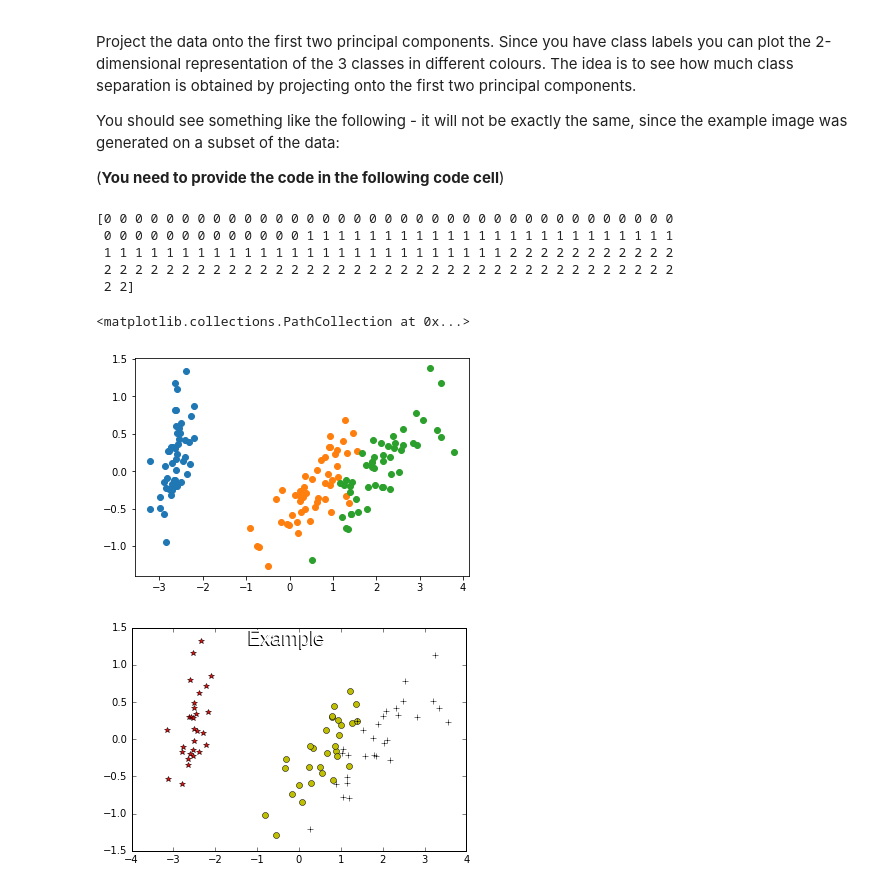
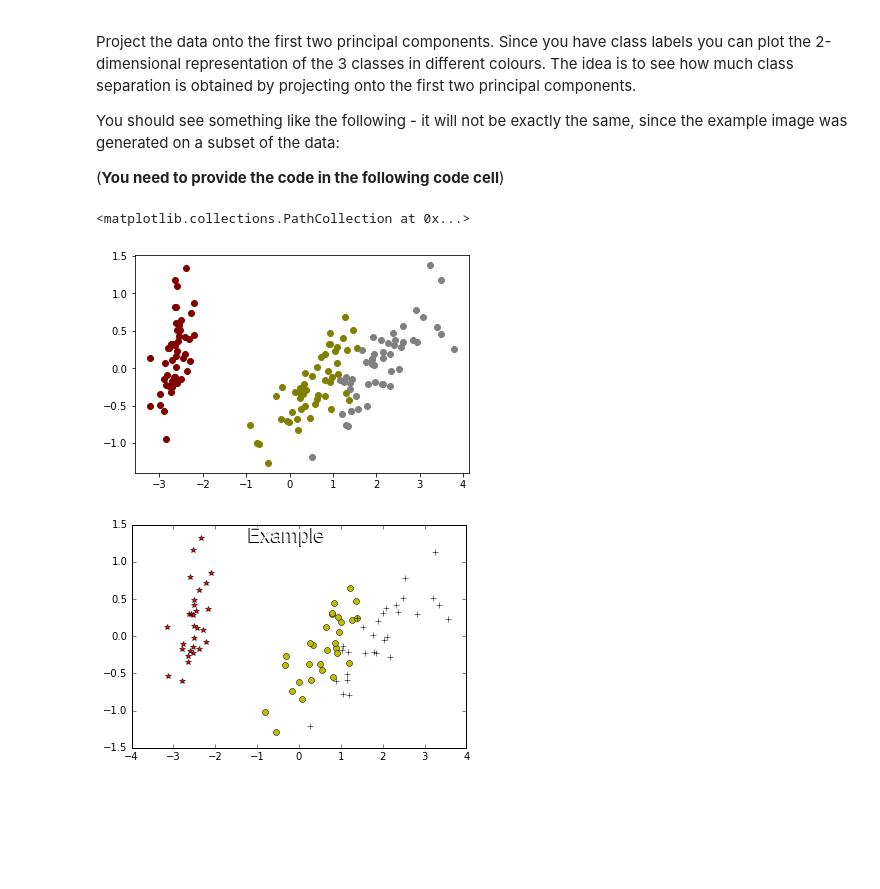
Before and after one commit to 21617066/CS414-Ass1, a Jupyter notebook: src/assign1.ipynb, the cells around one changed output. Cells and saved outputs as stored; diff of their text form; code cells hidden in the pictures; blank space fills up the shorter version.

```diff
--- a/src/assign1.ipynb
+++ b/src/assign1.ipynb
@@ -68,26 +71,29 @@ You should see something like the following - it will not be exactly the same, s
 # %%
 # Insert code to produce the image below
 pca = PCA(n_components=2)
 projData = pca.fit_transform(data)
-print(labels)
 
-x = [[],[],[]]
-y = [[],[],[]]
-for i in range(labels.size):
-    x[labels[i]].append(projData[i, 0])
-    y[labels[i]].append(projData[i, 1])
+def split_d2classes(data, labels):
+    classes = set(labels)
+    split_data = []
+    for i in classes:
+        split_data.append([])
+        split_data[int(i)].append([])
+        split_data[int(i)].append([])
+    for i in range(labels.size):
+        split_data[int(labels[i])][0].append(data[i, 0])
+        split_data[int(labels[i])][1].append(data[i, 1])
 
-plt.scatter(x[0],y[0])
-plt.scatter(x[1],y[1])
-plt.scatter(x[2],y[2])
+    return (split_data)
+
+split_data = split_d2classes(projData, labels)
+
+plt.scatter(split_data[0][0], split_data[0][1], c='maroon')
+plt.scatter(split_data[1][0], split_data[1][1], c='olive')
+plt.scatter(split_data[2][0], split_data[2][1], c='grey')
 # %% [output]
-[0 0 0 0 0 0 0 0 0 0 0 0 0 0 0 0 0 0 0 0 0 0 0 0 0 0 0 0 0 0 0 0 0 0 0 0 0
- 0 0 0 0 0 0 0 0 0 0 0 0 0 1 1 1 1 1 1 1 1 1 1 1 1 1 1 1 1 1 1 1 1 1 1 1 1
- 1 1 1 1 1 1 1 1 1 1 1 1 1 1 1 1 1 1 1 1 1 1 1 1 1 1 2 2 2 2 2 2 2 2 2 2 2
- 2 2 2 2 2 2 2 2 2 2 2 2 2 2 2 2 2 2 2 2 2 2 2 2 2 2 2 2 2 2 2 2 2 2 2 2 2
- 2 2]
+<matplotlib.collections.PathCollection at 0x...>
-<matplotlib.collections.PathCollection at 0x...>
-[figure, old version]
+[figure, new version]
 # %%
 display(Image(filename='../resources/images/Iris_PCA.png'))
 # %% [output]
```
Also changed, not shown: parts of 17 cells of this notebook.
